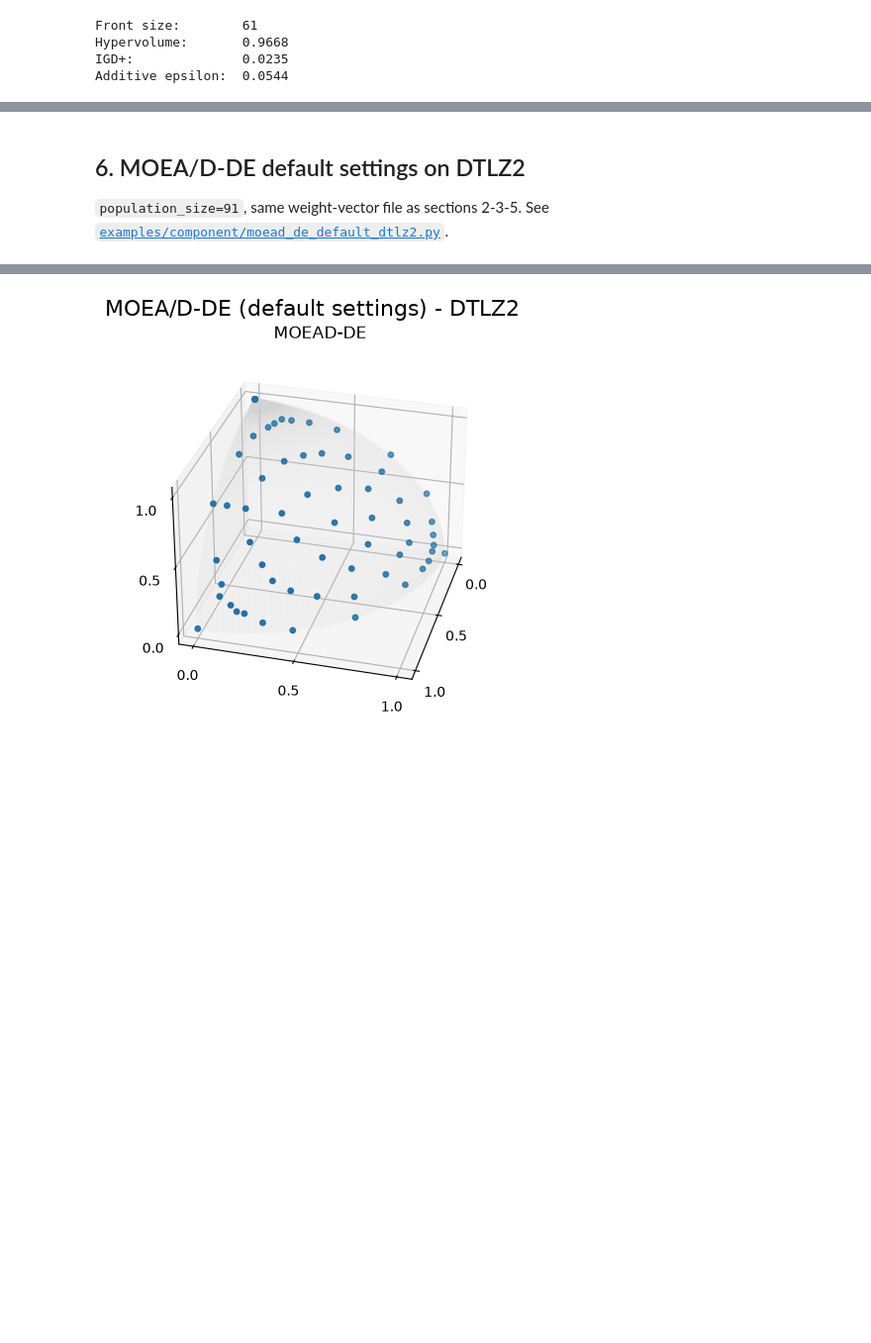
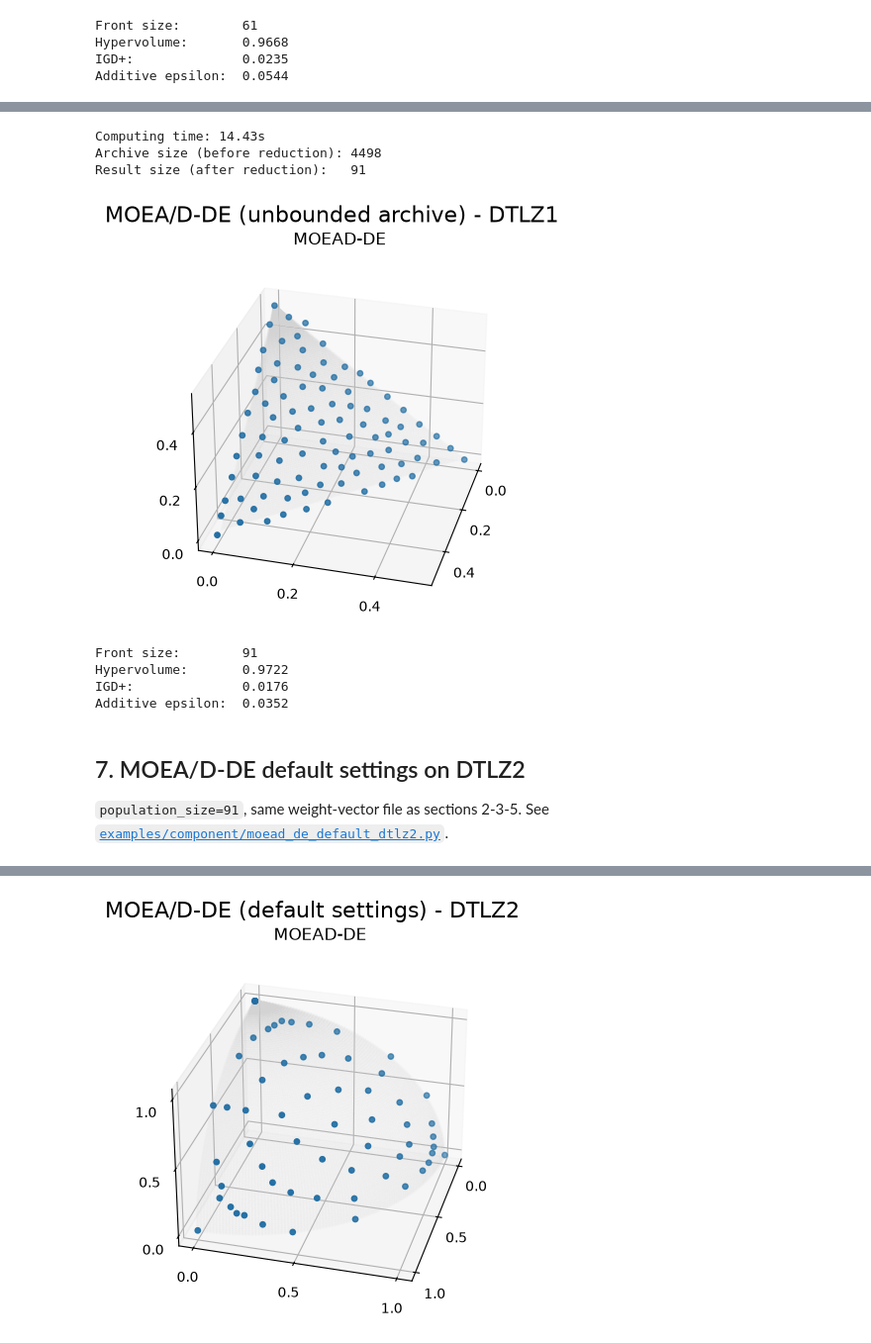
Before and after one commit to jMetal/jMetalPy, a Jupyter notebook: notebooks/MOEADComponentBased.ipynb, the cells around one changed output, grey strips where cells are left out. Shown at 99% size. Saved outputs shown, nothing was run; the diff lists cells and outputs as text; code cells hidden in the pictures; blank space fills up the shorter version.

```diff
--- a/notebooks/MOEADComponentBased.ipynb
+++ b/notebooks/MOEADComponentBased.ipynb
@@ -315,5 +334,50 @@ Additive epsilon:  0.0544
+# %%
+seed = 1
+problem = DTLZ1()
+reference_front = read_solutions(filename="../resources/reference_fronts/DTLZ1.3D.pf")
+
+archive = NonDominatedSolutionsArchive()
+algorithm = build_moead_de(
+    problem,
+    population_size=91,
+    weight_files_path="../resources/MOEAD_weights",
+    mutation=PolynomialMutation(
+        probability=1.0 / problem.number_of_variables(),
+        distribution_index=20,
+        rng=np.random.default_rng(seed),
+    ),
+    termination=TerminationByEvaluations(max_evaluations=40000),
+    rng=np.random.default_rng(seed),
+    archive=archive,
+)
+algorithm.run()
+
+front = algorithm.result()  # archive, reduced to population_size via subset selection
+print(f"Computing time: {algorithm.total_computing_time:.2f}s")
+print(f"Archive size (before reduction): {len(archive.solution_list)}")
+print(f"Result size (after reduction):   {len(front)}")
+# %% [output]
+Computing time: 14.43s
+Archive size (before reduction): 4498
+Result size (after reduction):   91
+# %%
+plot_front = Plot(
+    title=f"MOEA/D-DE (unbounded archive) - {problem.name()}",
+    reference_front=reference_front,
+    axis_labels=["f1", "f2", "f3"],
+)
+plot_front.plot(front, label=algorithm.get_name())
+# %% [output]
+[figure, added]
+# %%
+report_indicators(front, reference_front, reference_point=[1, 1, 1])
+# %% [output]
+Front size:        91
+Hypervolume:       0.9722
+IGD+:              0.0176
+Additive epsilon:  0.0352
 # %% [markdown]
-## 6. MOEA/D-DE default settings on DTLZ2
+## 7. MOEA/D-DE default settings on DTLZ2
 
 `population_size=91`, same weight-vector file as sections 2-3-5. See
 [`examples/component/moead_de_default_dtlz2.py`](../examples/component/moead_de_default_dtlz2.py).
```
Also changed, not shown: parts of 11 cells of this notebook.
